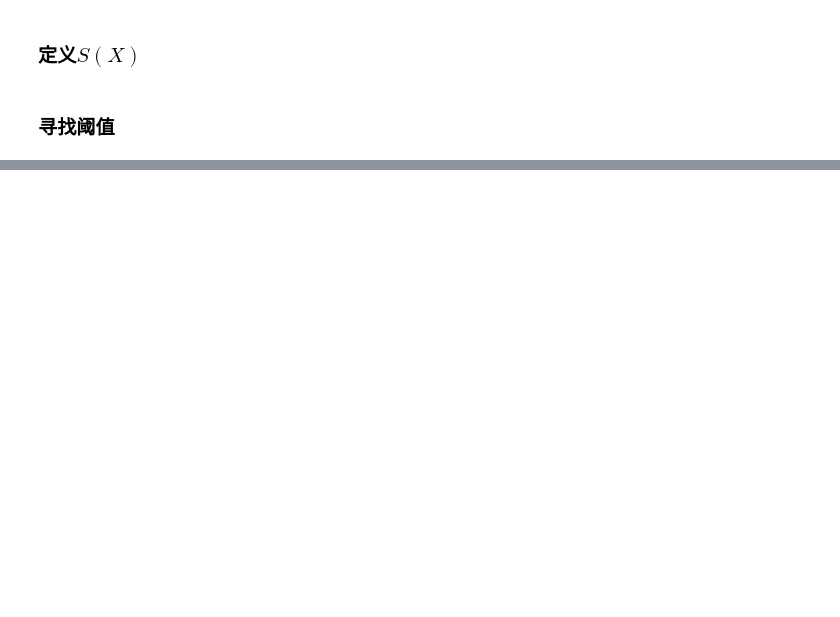
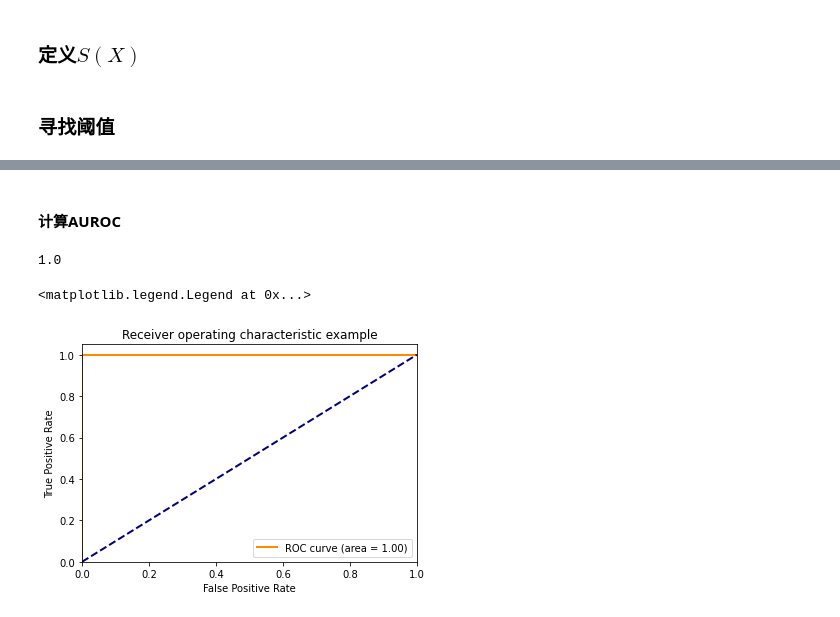
Before and after one commit to LudensZhang/bioinformatic_data_mining, a Jupyter notebook: WAM_for_function_finding.ipynb, the cells around one changed output, grey strips where cells are left out. Drawn from its saved outputs; the diff is of its cells as text; code cells hidden in the pictures; blank space fills up the shorter version.

```diff
--- a/WAM_for_function_finding.ipynb
+++ b/WAM_for_function_finding.ipynb
@@ -210,0 +285,10 @@ array([ True,  True,  True, ...,  True,  True,  True])
+# %%
+test_site_df = pd.DataFrame(list(zip(test_site_seqs, np.ones(len(test_site_seqs)))),    # 位点
+                            columns = ['Seq', 'Donar'])
+
+test_normal_df = pd.DataFrame(list(zip(test_normal_seqs, np.zeros(len(test_normal_seqs)))),    # 非位点
+                              columns = ['Seq', 'Donar'])
+
+test_df = pd.concat([test_site_df, test_normal_df]).reset_index(drop = True)
+test_df.head()
+test_df[test_df['Donar'] == 0]
@@ -210,0 +311,4 @@ array([ True,  True,  True, ...,  True,  True,  True])
+# %%
+test_df['Score'] = test_df['Seq'].apply(WAMDecisionFunction)
+# test_df['Score'].fillna(-100, inplace = True)    # 去除空值
+test_df
@@ -210,0 +329,28 @@ array([ True,  True,  True, ...,  True,  True,  True])
+# %% [markdown]
+#### 计算AUROC
+# %%
+fpr, tpr, _ = roc_curve(test_df['Donar'], test_df['Score'])
+roc_auc = auc(fpr, tpr)
+roc_auc
+# %% [output]
+1.0
+# %%
+plt.figure()
+lw = 2
+plt.plot(
+    fpr,
+    tpr,
+    color = "darkorange",
+    lw = lw,
+    label = "ROC curve (area = %0.2f)" % roc_auc,
+)
+plt.plot([0, 1], [0, 1], color="navy", lw=lw, linestyle="--")
+plt.xlim([0.0, 1.0])
+plt.ylim([0.0, 1.05])
+plt.xlabel("False Positive Rate")
+plt.ylabel("True Positive Rate")
+plt.title("Receiver operating characteristic example")
+plt.legend(loc="lower right")
+# %% [output]
+<matplotlib.legend.Legend at 0x...>
+[figure, added]
```
Also changed, not shown: parts of 23 cells of this notebook.
